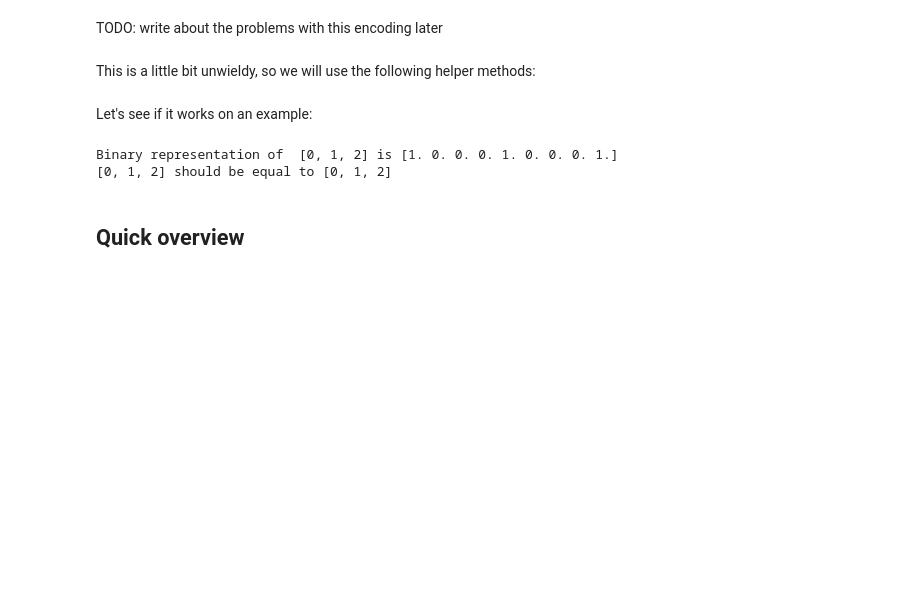
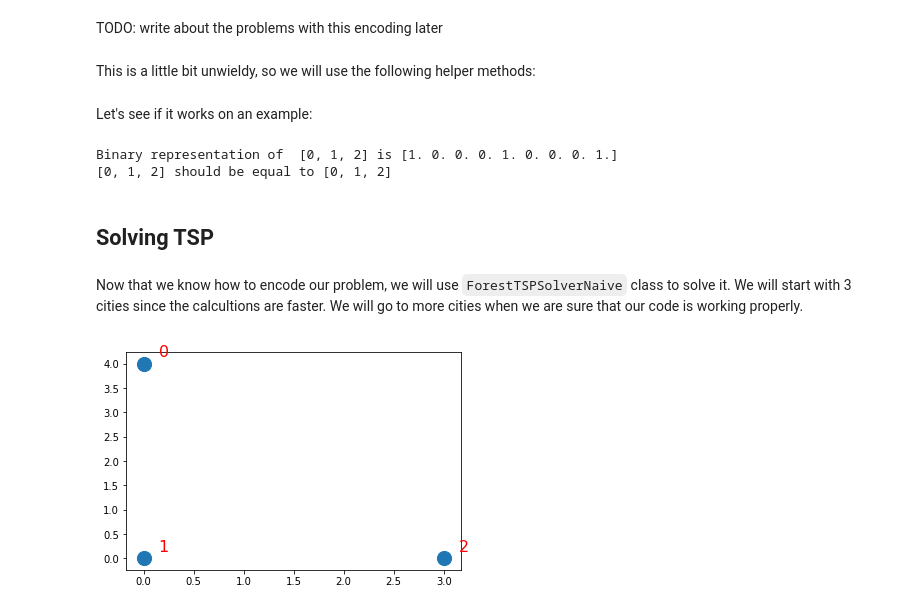
Before and after one commit to mstechly/quantum_tsp_tutorials, a Jupyter notebook: tutorials/03_Naive_approach.ipynb, the cells around one changed output. Drawn from its saved outputs; the diff is of its cells as text; code cells hidden in the pictures; blank space fills up the shorter version.

Commit message:
03 Naive TSP - first try + cost operators.

```diff
--- a/tutorials/03_Naive_approach.ipynb
+++ b/tutorials/03_Naive_approach.ipynb
@@ -84,5 +84,7 @@ print(points_order_again, "should be equal to", points_order)
 # %% [output]
 Binary representation of  [0, 1, 2] is [1. 0. 0. 0. 1. 0. 0. 0. 1.]
 [0, 1, 2] should be equal to [0, 1, 2]
-# %% [markdown]
-## Quick overview
+# %% [markdown]
+## Solving TSP
+# %% [markdown]
+Now that we know how to encode our problem, we will use `ForestTSPSolverNaive` class to solve it. We will start with 3 cities since the calcultions are faster. We will go to more cities when we are sure that our code is working properly.
@@ -88,0 +93,11 @@ Binary representation of  [0, 1, 2] is [1. 0. 0. 0. 1. 0. 0. 0. 1.]
+# %%
+from scripts import utilities
+from scripts import plots
+import matplotlib.pyplot as plt
+# cities = utilities.create_cities(3)
+cities = np.array([[0, 4],[0, 0],[3, 0]])
+distance_matrix = utilities.get_distance_matrix(cities)
+plots.plot_cities(cities)
+plt.show()
+# %% [output]
+[figure, added]
```
Also changed, not shown: parts of 23 cells of this notebook, 3 other files.
